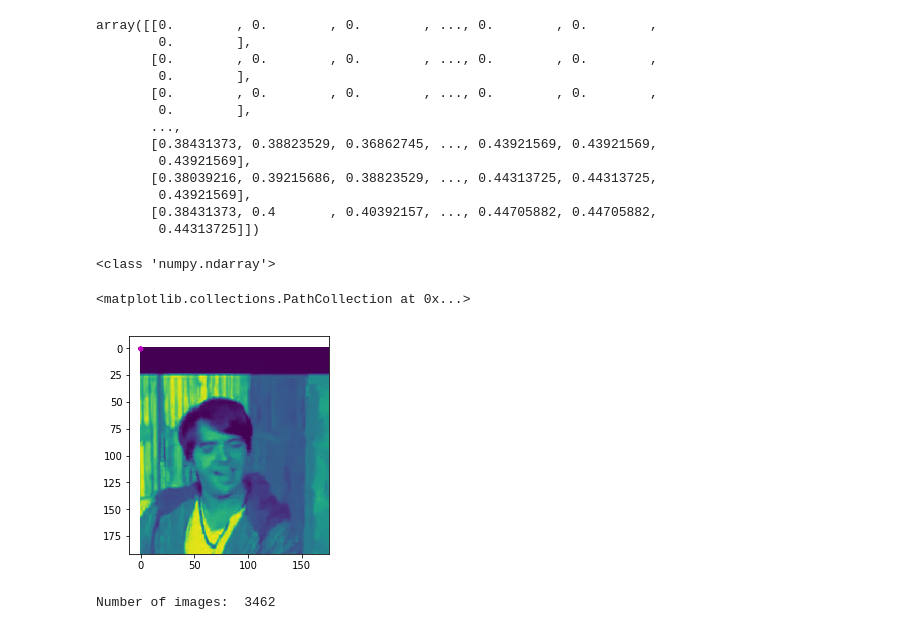
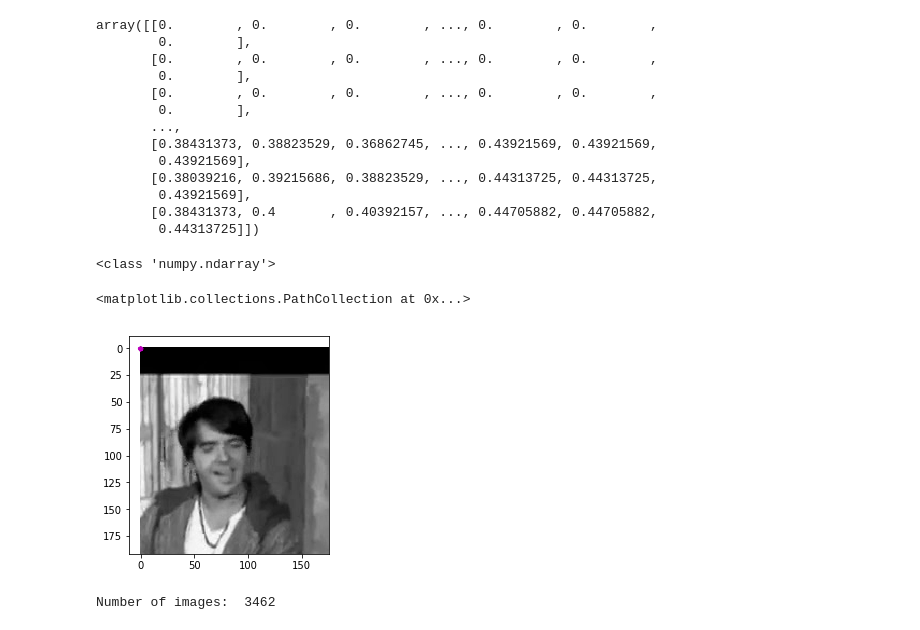
Before and after one commit to averma12/Facial-Keypoints-Detection, a Jupyter notebook: Load_And _Visualize_Data.ipynb, the cells around one changed output. Cells and saved outputs as stored; diff of their text form; code cells hidden in the pictures.

```diff
--- a/Load_And _Visualize_Data.ipynb
+++ b/Load_And _Visualize_Data.ipynb
@@ -287,12 +287,12 @@ array([[0.        , 0.        , 0.        , ..., 0.        , 0.        ,
        [0.38431373, 0.4       , 0.40392157, ..., 0.44705882, 0.44705882,
         0.44313725]])
 # %%
-plt.imshow(Normalize()({'image':mpimg.imread(os.path.join('data/train-test-data/training/', image_name)),'keypoints':key_pts_0})['image'])
+plt.imshow(Normalize()({'image':mpimg.imread(os.path.join('data/train-test-data/training/', image_name)),'keypoints':key_pts_0})['image'],cmap='gray')
 plt.scatter(norm_0['keypoints'][:,0],norm_0['keypoints'][:,1],s=20,marker='.',c='m')
 # %% [output]
 <class 'numpy.ndarray'>
 <matplotlib.collections.PathCollection at 0x...>
-[figure, old version]
+[figure, new version]
 # %%
 transformed_dataset = FacialKeypointsDataset(csv_file='data/train-test-data/training_frames_keypoints.csv',
                                              root_dir='data/train-test-data/training/',
```
Also changed, not shown: 3 other files.
